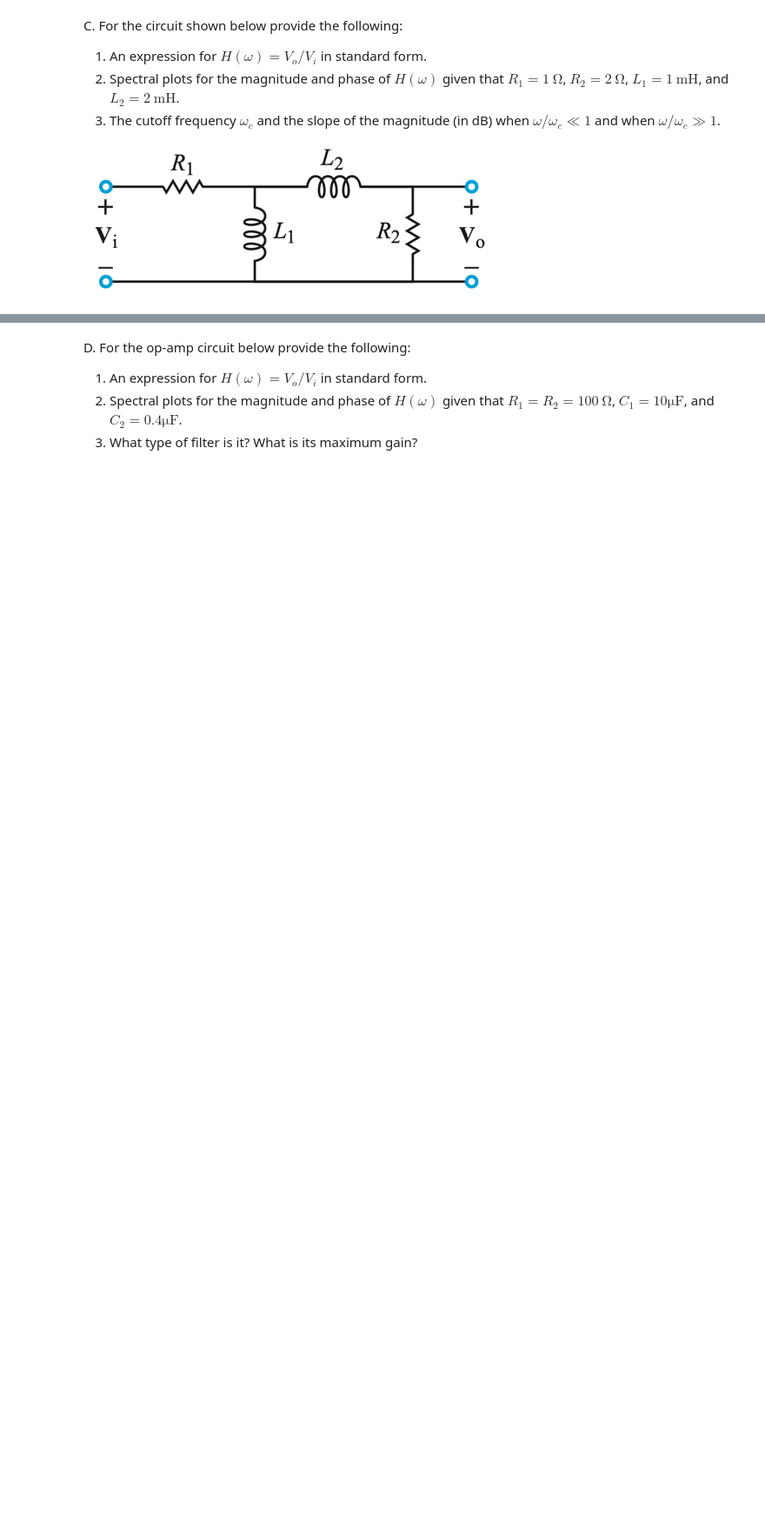
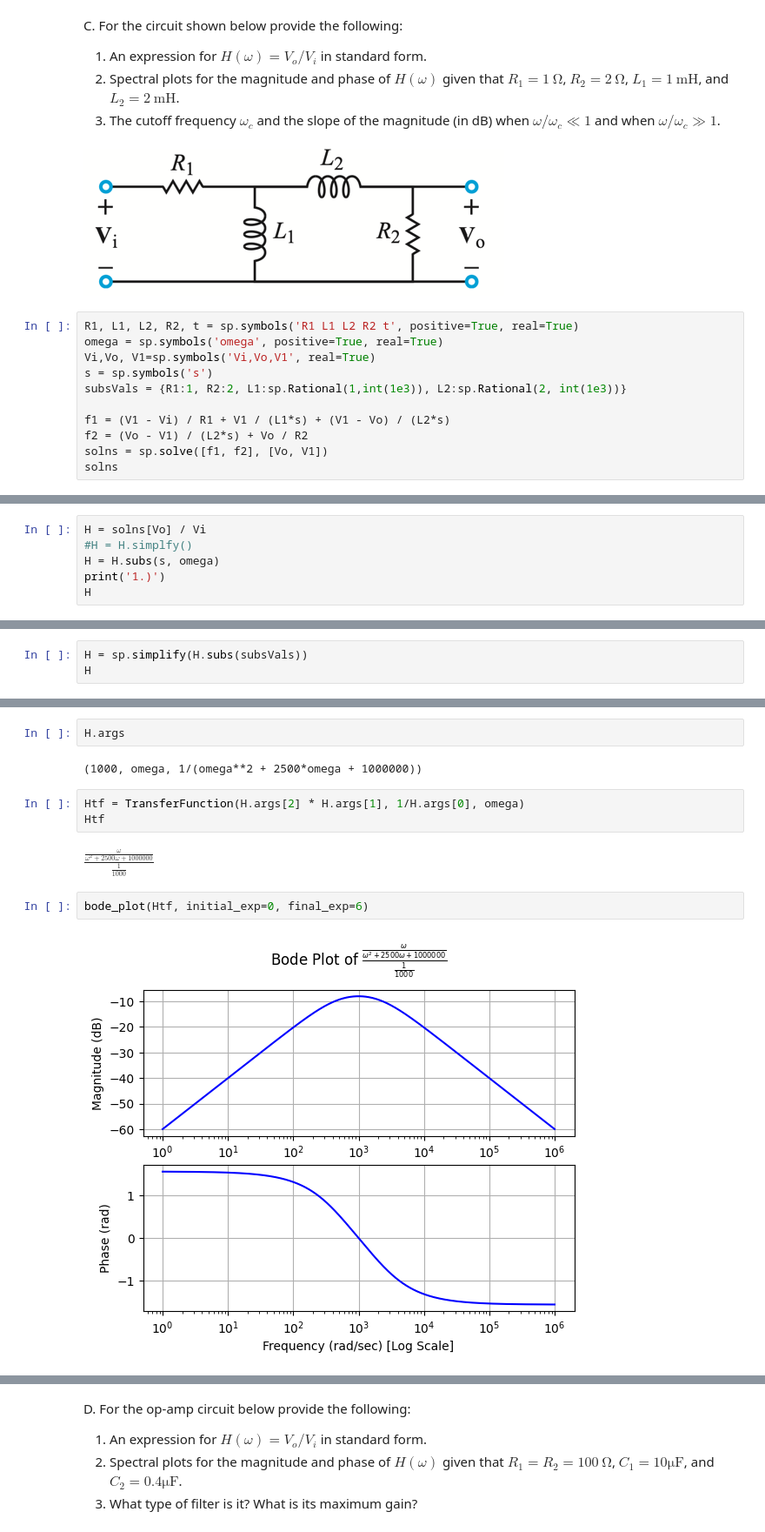
Before and after one commit to vieweghn/EENG-310-Signals-and-Systems, a Jupyter notebook: EENG_310_HW11.ipynb, the cells around one changed output, grey strips where cells are left out. Shown at 87% size. Drawn from its saved outputs; the diff is of its cells as text; blank space fills up the shorter version.

```diff
--- a/EENG_310_HW11.ipynb
+++ b/EENG_310_HW11.ipynb
@@ -22,3 +56,14 @@ C. For the circuit shown below provide the following:
 3. The cutoff frequency $\omega_c$ and the slope of the magnitude (in dB) when $\omega/\omega_c \ll 1$ and when $\omega/\omega_c \gg 1$.
 # %% [markdown]
 ![image.png](embedded-picture-1)
+# %%
+R1, L1, L2, R2, t = sp.symbols('R1 L1 L2 R2 t', positive=True, real=True)
+omega = sp.symbols('omega', positive=True, real=True)
+Vi,Vo, V1=sp.symbols('Vi,Vo,V1', real=True)
+s = sp.symbols('s')
+subsVals = {R1:1, R2:2, L1:sp.Rational(1,int(1e3)), L2:sp.Rational(2, int(1e3))}
+
+f1 = (V1 - Vi) / R1 + V1 / (L1*s) + (V1 - Vo) / (L2*s)
+f2 = (Vo - V1) / (L2*s) + Vo / R2
+solns = sp.solve([f1, f2], [Vo, V1])
+solns
@@ -24,0 +73,6 @@ C. For the circuit shown below provide the following:
+# %%
+H = solns[Vo] / Vi
+#H = H.simplfy()
+H = H.subs(s, omega)
+print('1.)')
+H
@@ -24,0 +82,3 @@ C. For the circuit shown below provide the following:
+# %%
+H = sp.simplify(H.subs(subsVals))
+H
@@ -25,3 +87,16 @@ C. For the circuit shown below provide the following:
+# %%
+H.args
+# %% [output]
+(1000, omega, 1/(omega**2 + 2500*omega + 1000000))
+# %%
+Htf = TransferFunction(H.args[2] * H.args[1], 1/H.args[0], omega)
+Htf
+# %% [output]
+$\displaystyle \frac{\frac{\omega}{\omega^{2} + 2500 \omega + 1000000}}{\frac{1}{1000}}$
+# %%
+bode_plot(Htf, initial_exp=0, final_exp=6)
+# %% [output]
+[figure, added]
 # %% [markdown]
 Bode Plot:
 
```
Also changed, not shown: parts of 19 cells of this notebook.
